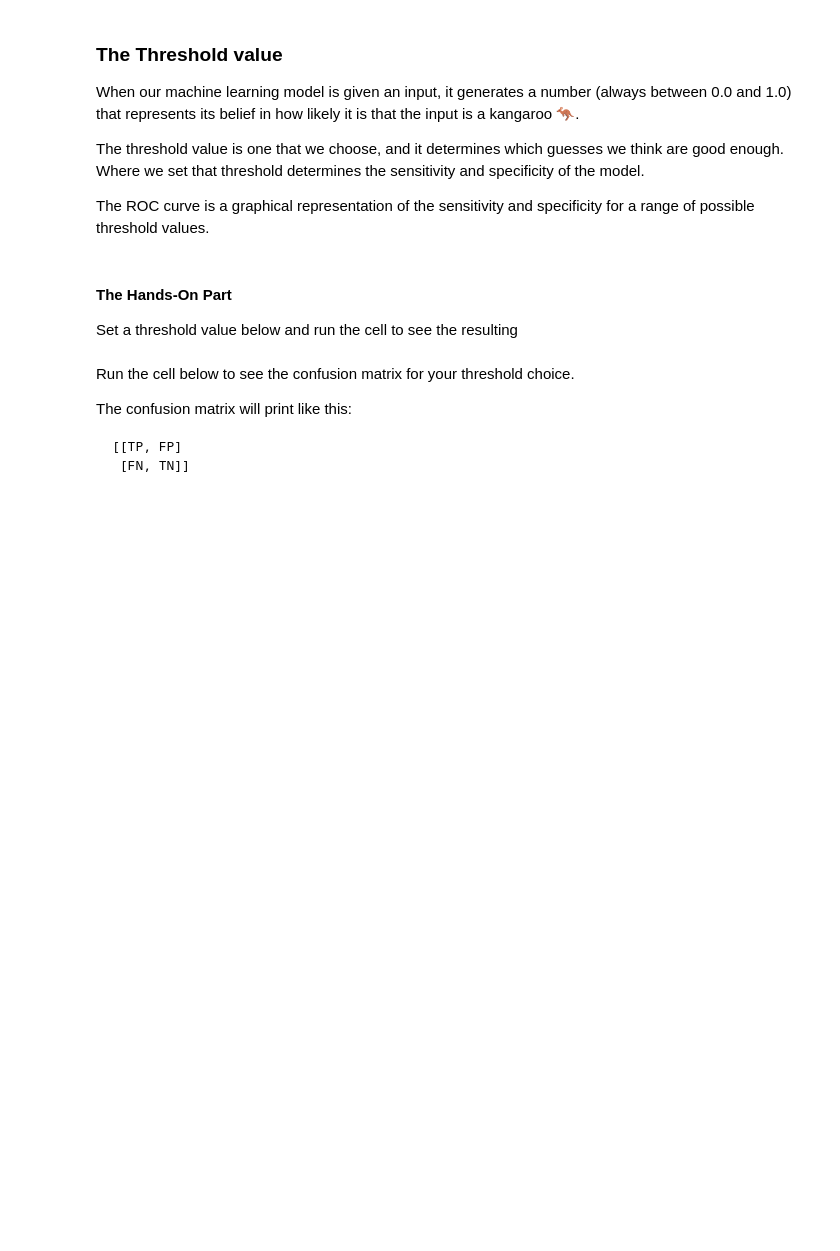
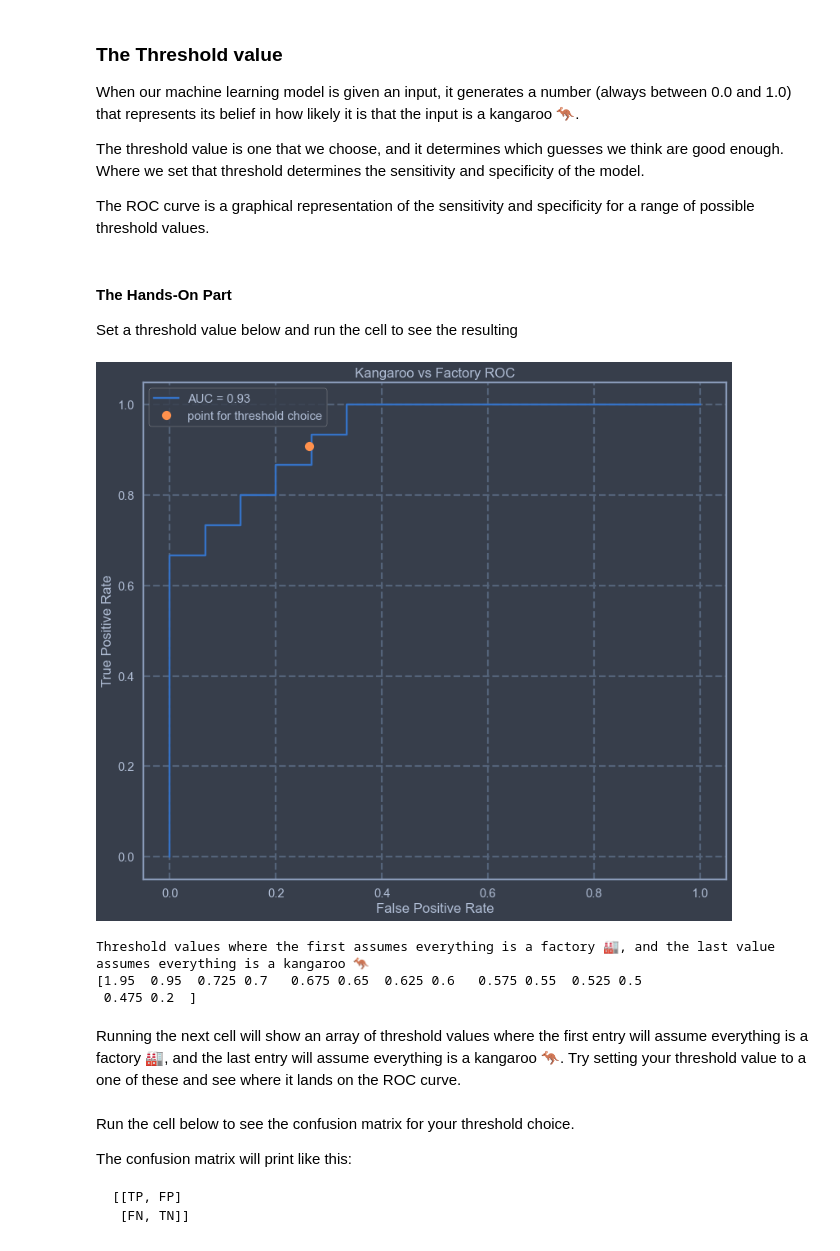
Before and after one commit to keaneLeeds/basic_classification, a Jupyter notebook: confusion_matrix_and_roc_curve.ipynb, the cells around one changed output. Drawn from its saved outputs; the diff is of its cells as text; code cells hidden in the pictures; blank space fills up the shorter version.

```diff
--- a/confusion_matrix_and_roc_curve.ipynb
+++ b/confusion_matrix_and_roc_curve.ipynb
@@ -145,32 +145,36 @@ Set a threshold value below and run the cell to see the resulting
 # %%
 threshold = 0.70  # the cutoff point for 🦘
 
 # code for displaying the ROC curve
 import numpy as np
 import matplotlib.pyplot as plt
 from sklearn.metrics import confusion_matrix, roc_curve, RocCurveDisplay, auc
 from jupyterthemes import jtplot
 import warnings
 warnings.simplefilter(action='ignore', category=FutureWarning)
-jtplot.style()
+jtplot.style(context='poster', fscale=1.4, gridlines='--')
 
 y_truth = ['🦘', '🦘', '🦘', '🦘', '🦘', '🦘', '🦘', '🦘', '🦘', '🦘', '🏭', '🦘', '🏭', '🦘', '🏭', '🦘', '🏭', '🦘', '🏭', '🦘', '🏭', '🏭', '🏭', '🏭', '🏭', '🏭', '🏭', '🏭', '🏭', '🏭']
 predictions = [ 0.95, 0.925, 0.90, 0.875, 0.85, 0.825, 0.80, 0.775, 0.750, 0.725, 0.7, 0.675, 0.65, 0.625, 0.6, 0.575, 0.55, 0.525, 0.50, 0.475, 0.45, 0.425, 0.4, 0.375, 0.35, 0.3, 0.275, 0.25, 0.225, 0.2 ]
 choice_at_threshold = ['🦘' if i >= threshold else '🏭' for i in predictions]
 true_kangaroo = [i == j and i == '🦘' for i, j in zip(y_truth, choice_at_threshold)]
 true_factory = [i == j and i == '🏭' for i,j in zip(y_truth, choice_at_threshold)]
 false_kangaroo = [i != j and i == '🦘' for i,j in zip(y_truth, choice_at_threshold)]
 false_factory = [i != j and i == '🏭' for i,j in zip(y_truth, choice_at_threshold)]
 true_kangaroo_ratio = np.sum(true_kangaroo)/(np.sum(true_kangaroo)+np.sum(false_factory))
 false_kangaroo_ratio = np.sum(false_kangaroo)/(np.sum(true_factory)+np.sum(false_kangaroo))
 
 fpr, tpr, thresholds = roc_curve(y_truth, predictions, pos_label='🦘')
 display = RocCurveDisplay(fpr, tpr, roc_auc=auc(fpr, tpr))
 display.plot()
 plt.plot(false_kangaroo_ratio, true_kangaroo_ratio, 'yo', label='point for threshold choice')
 plt.title("Kangaroo vs Factory ROC")
 plt.legend()
 plt.show()
-
-print(f'Threshold values where the first assumes everything is a factory 🏭, and the last value assumes everything is a kangaroo 🦘')
-print(thresholds)
+# %% [output]
+[figure, added]
+Threshold values where the first assumes everything is a factory 🏭, and the last value assumes everything is a kangaroo 🦘
+[1.95  0.95  0.725 0.7   0.675 0.65  0.625 0.6   0.575 0.55  0.525 0.5
+ 0.475 0.2  ]
+# %% [markdown]
+Running the next cell will show an array of threshold values where the first entry will assume everything is a factory 🏭, and the last entry will assume everything is a kangaroo 🦘. Try setting your threshold value to a one of these and see where it lands on the ROC curve.
```
Also changed, not shown: parts of 3 cells of this notebook.
